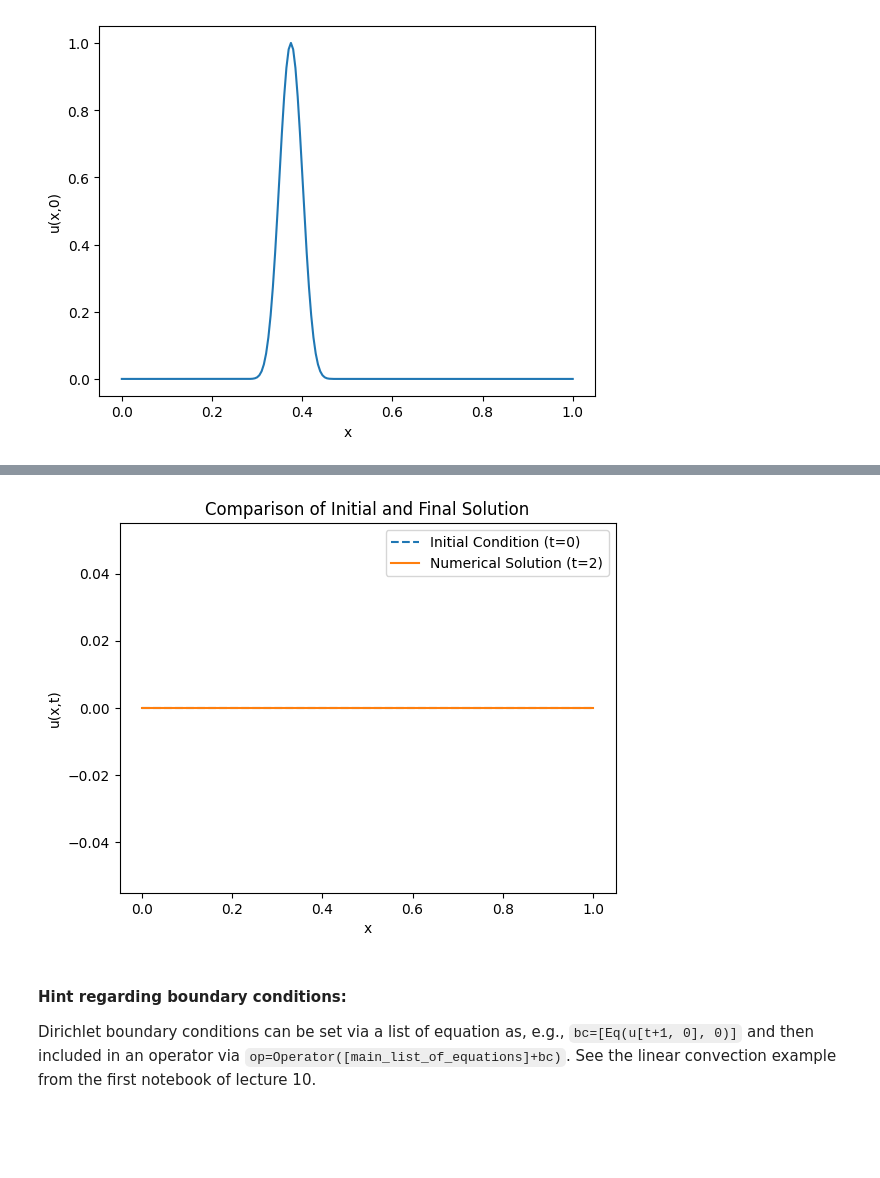
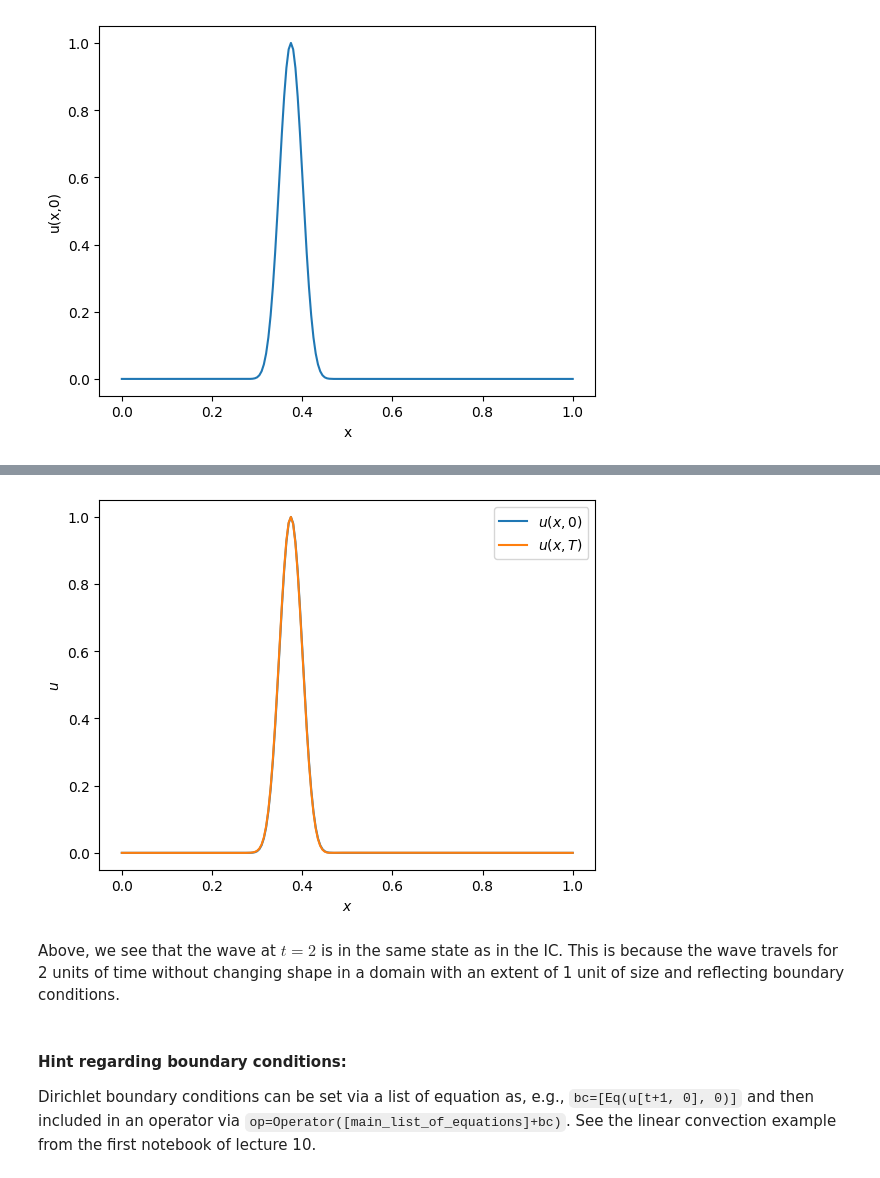
Before and after one commit to nocturnal-luke/Geophysical-inversion-undergraduate, a Jupyter notebook: lectures/L5/L5_exercises.ipynb, the cells around one changed output, grey strips where cells are left out. Saved outputs shown, nothing was run; the diff lists cells and outputs as text; code cells hidden in the pictures; blank space fills up the shorter version.

```diff
--- a/lectures/L5/L5_exercises.ipynb
+++ b/lectures/L5/L5_exercises.ipynb
@@ -99,13 +97,12 @@ $\displaystyle u(t, x)$
-# %%
-# Define the IC
-
-c = 1.0  # Wave speed
-
-x_vals = np.linspace(0, 1, nx)  # Generate the spatial coordinates
-
-zeta = 4 * (x_vals - 1) - 1
-
-u.data[0, :] = np.maximum(0, 4 * zeta * (1 - zeta))**12 # For all t, assign IC
+# %%
+# functions to compute the initial condition:
+def compute_zeta(x,t):
+    return 4.0*(x-t)-1.0
+
+def compute_u(x,t):
+    u1 = 4.0*compute_zeta(x,t)*(1.0-compute_zeta(x,t))
+    u2 = np.zeros(u1.shape)
+    return (np.maximum(u1,u2))**(12)
 # %%
 # Define the equation
 pde = (1/c**2) * (u.dt2-u.dx2) # wave eq
@@ -118,8 +112,17 @@ $\displaystyle u(t + dt, x) = dt^{2} \left(- (- \frac{2.0 u(t, x)}{dt^{2}} + \fr
+# %%
+# Define IC
+
+u_0 = Function(name='u_0', grid=grid)
+u_0.data[:] = compute_u(x, 0)
 # %%
-# Apply BCs
+# Apply BCs & IC
 
 bc = [Eq(u[t+1, 0], 0)]
-bc += [Eq(u[t+1, Nx-1], 0)]
+bc += [Eq(u[t+1, nx-1], 0)]
+
+# Set the initial conditions
+u.data[0,:] = u_0.data[:]
+u.data[1,:] = compute_u(x,dt)
 # %%
 # Create the Devito operator and solve
 op = Operator([eq]+bc)
@@ -132,15 +135,19 @@ PerformanceSummary([(PerfKey(name='section0', rank=None),
 # %%
 import matplotlib.pyplot as plt
-# %%
-plt.plot(x_vals, u.data[0, :], label="Initial Condition (t=0)", linestyle="dashed")
-plt.plot(x_vals, u.data[-1, :], label="Numerical Solution (t=2)")
-plt.legend()
-plt.xlabel("x")
-plt.ylabel("u(x,t)")
-plt.title("Comparison of Initial and Final Solution")
-plt.show()
-# %% [output]
-[figure, removed]
+# %%
+%matplotlib inline
+import matplotlib.pyplot as plt
+
+plt.plot(x, u_0.data[:], label = "$u(x,0)$")
+plt.plot(x, u.data[0, :], label = "$u(x,T)$")
+plt.xlabel('$x$')
+plt.ylabel('$u$')
+plt.legend()
+plt.show()
+# %% [output]
+[figure, added]
+# %% [markdown]
+Above, we see that the wave at $t=2$ is in the same state as in the IC. This is because the wave travels for 2 units of time without changing shape in a domain with an extent of 1 unit of size and reflecting boundary conditions.
 # %% [markdown]
 #### **Hint** regarding boundary conditions:
 
```
Also changed, not shown: parts of 8 cells of this notebook.
